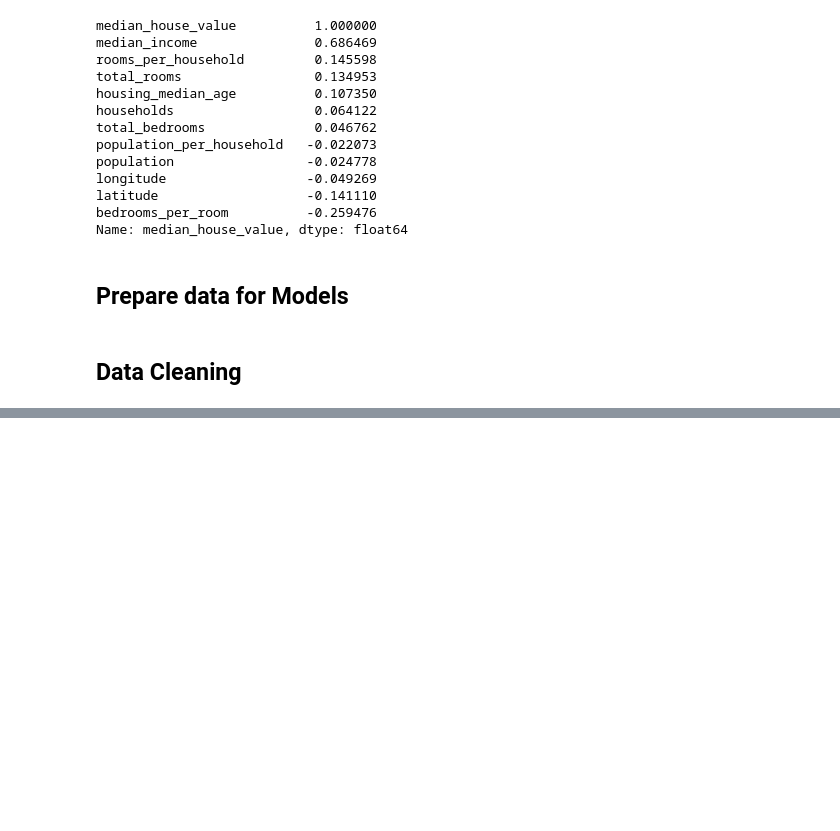
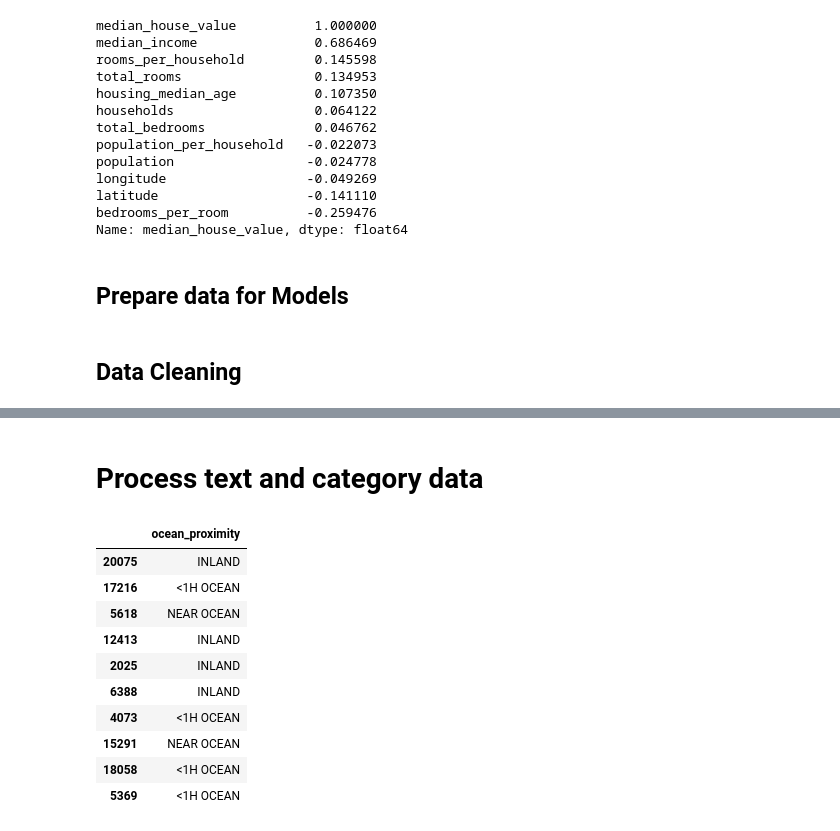
Before and after one commit to 4d4mworth1844/Hands_on_ML, a Jupyter notebook: Linear_regression/linear_regression.ipynb, the cells around one changed output, grey strips where cells are left out. Drawn from its saved outputs; the diff is of its cells as text; code cells hidden in the pictures; blank space fills up the shorter version.

Commit message:
feat: Done Data Preparation

```diff
--- a/Linear_regression/linear_regression.ipynb
+++ b/Linear_regression/linear_regression.ipynb
@@ -253,0 +294,17 @@ housing_labels = strat_train_set["median_house_value"].copy()
+# %% [markdown]
+# Process text and category data
+# %%
+housing_cat = housing[["ocean_proximity"]]
+housing_cat.head(10)
+# %% [output]
+|  | ocean_proximity |
+| 20075 | INLAND |
+| 17216 | <1H OCEAN |
+| 5618 | NEAR OCEAN |
+| 12413 | INLAND |
+| 2025 | INLAND |
+| 6388 | INLAND |
+| 4073 | <1H OCEAN |
+| 15291 | NEAR OCEAN |
+| 18058 | <1H OCEAN |
+| 5369 | <1H OCEAN |
```
Also changed, not shown: parts of 14 cells of this notebook.
